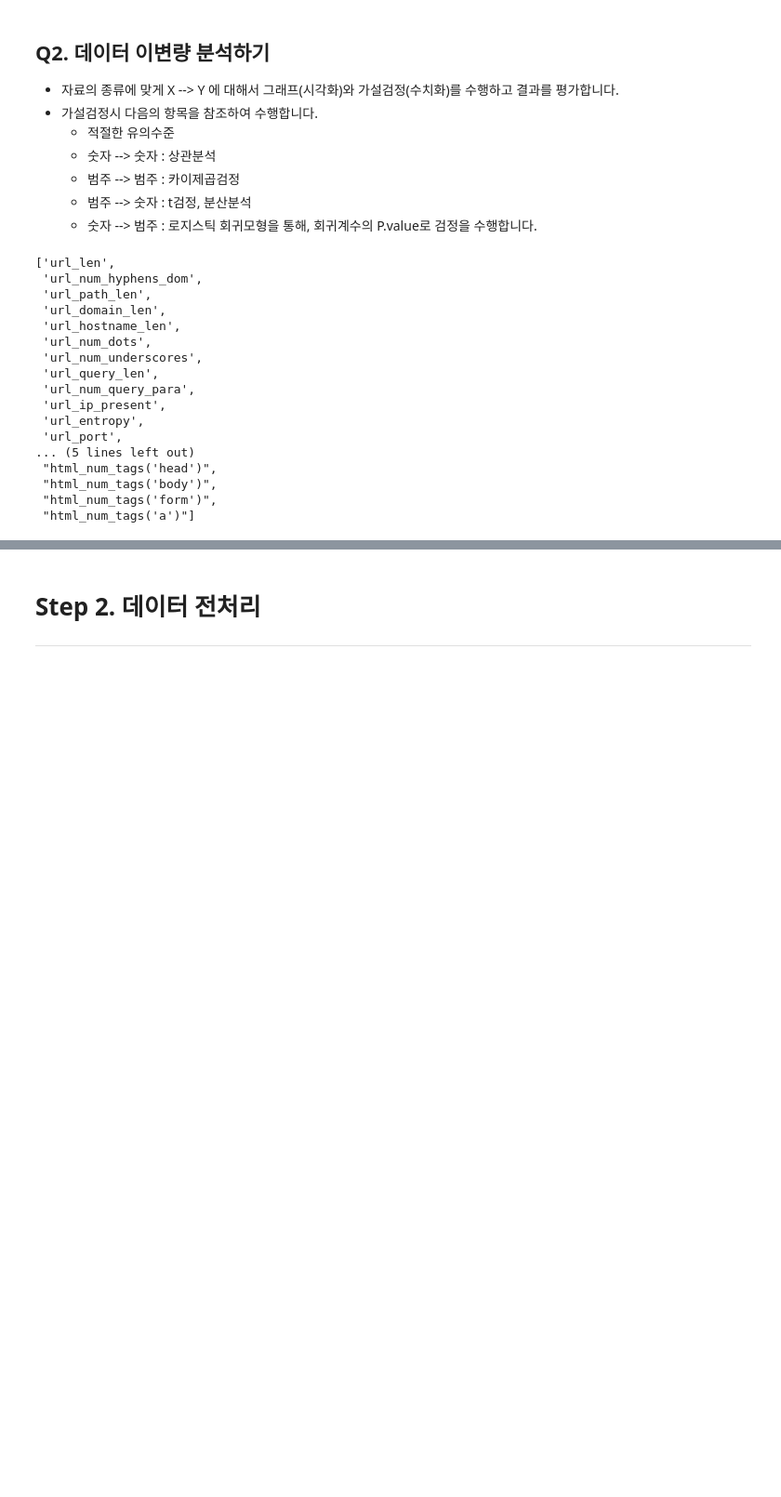
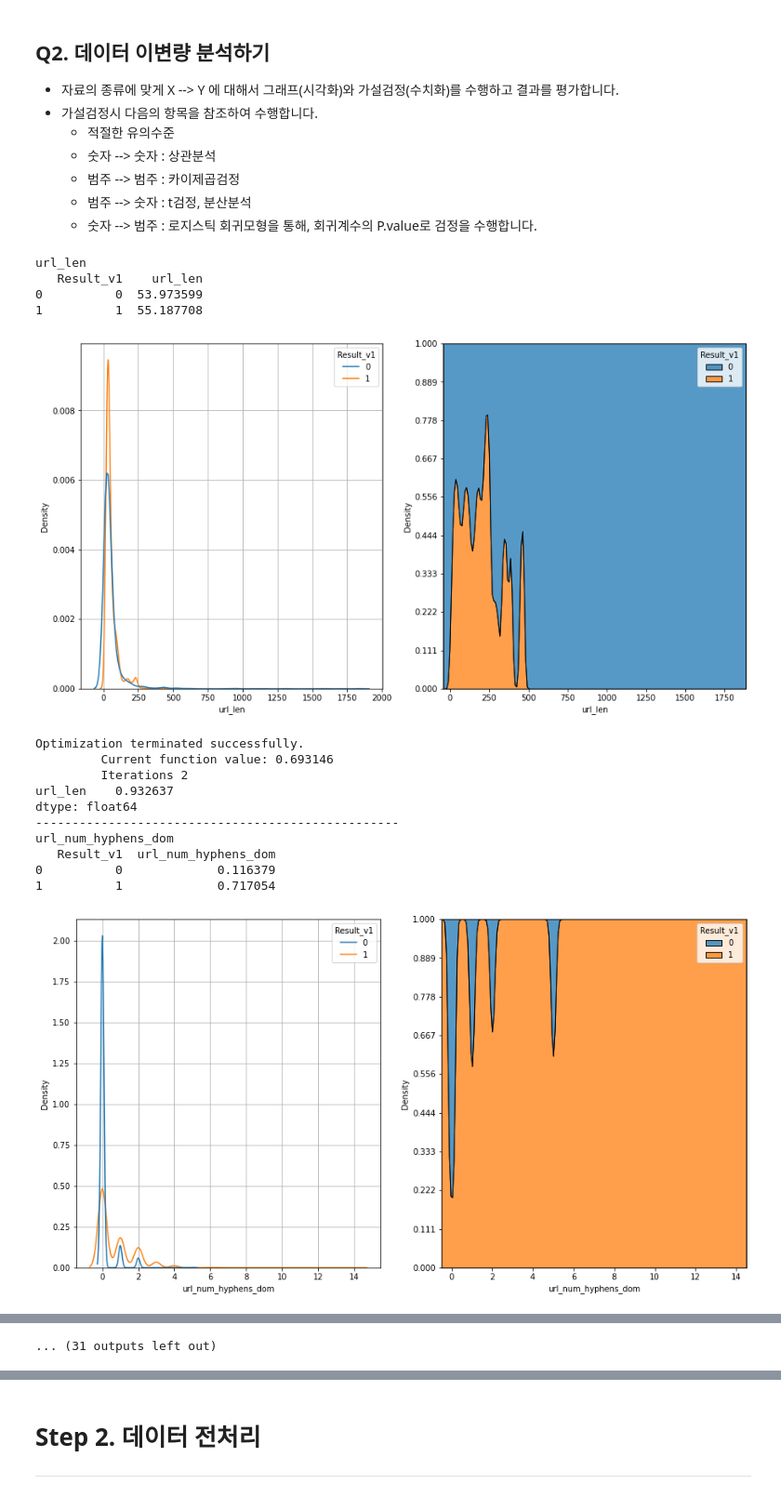
Before and after one commit to mskyun721/aivle_Project_2, a Jupyter notebook: 2. 데이터 전처리.ipynb, the cells around one changed output, grey strips where cells are left out. Shown at 93% size. Saved outputs shown, nothing was run; the diff lists cells and outputs as text; code cells hidden in the pictures; blank space fills up the shorter version.

```diff
--- a/2. 데이터 전처리.ipynb
+++ b/2. 데이터 전처리.ipynb
@@ -161,7 +166,6 @@ data.describe()
 def numeric_plot(col):
     print(data[col].describe())
 
-    col_series = pd.Series(data[col])
     q1 = data[col].quantile(.25)
     q3 = data[col].quantile(.75)
     iqr = q3 - q1
@@ -318,3 +320,5 @@ data = data.dropna(axis=0)
 # %%
 # 'benign'은 1로 'malicious'
 data[target] = data[target].map({'malicious': 1, 'benign': 0})
+# %%
+col = list(data.columns[:-1])
@@ -334,15 +365,15 @@ def feature_plot(col):
     print(col)
     print(data.groupby(by=target, as_index=False)[col].mean())
 
-    m = data.loc[data[target] == 'malicious', col].mean()
-    b = data.loc[data[target] == 'benign', col].mean()
+    m = data.loc[data[target] == 1, col].mean()
+    b = data.loc[data[target] == 0, col].mean()
 
     plt.figure(figsize=(15,8))
     plt.subplot(1,2,1)
-    sns.histplot(data=data, x=col, hue=target)
+    sns.kdeplot(data=data, x=col, hue=target)
     plt.grid()
-    plt.axvline(m, color = 'r')
-    plt.axvline(b, color = 'g')
+    # plt.axvline(m, color = 'r')
+    # plt.axvline(b, color = 'g')
 
     plt.subplot(1,2,2)
     sns.kdeplot(data=data, x=col, hue=target, multiple='fill')
@@ -355,22 +386,3 @@ def feature_plot(col):
     print('-----'*10)
 # %%
 col = list(data.columns[:-1])
-col
-# %% [output]
-['url_len',
- 'url_num_hyphens_dom',
- 'url_path_len',
- 'url_domain_len',
- 'url_hostname_len',
- 'url_num_dots',
- 'url_num_underscores',
- 'url_query_len',
- 'url_num_query_para',
- 'url_ip_present',
- 'url_entropy',
- 'url_port',
-... (5 lines left out)
- "html_num_tags('head')",
- "html_num_tags('body')",
- "html_num_tags('form')",
- "html_num_tags('a')"]
@@ -378,0 +389,20 @@ data.columns
+# %%
+for c in col:
+    feature_plot(c)
+# %% [output]
+url_len
+   Result_v1    url_len
+0          0  53.973599
+1          1  55.187708
+[figure, added]
+Optimization terminated successfully.
+         Current function value: 0.693146
+         Iterations 2
+url_len    0.932637
+dtype: float64
+--------------------------------------------------
+url_num_hyphens_dom
+   Result_v1  url_num_hyphens_dom
+0          0             0.116379
+1          1             0.717054
+[figure, added]
@@ -379,3 +453,4 @@ data.columns
+... (31 outputs left out)
 # %%
 # 로지스틱 회귀 pvalue 검증 시 관계 있는 feature
 pvalue_col = ['url_num_hyphens_dom', 'url_path_len', 'url_domain_len', 'url_num_underscores', 'url_ip_present', "html_num_tags('script')", "html_num_tags('embed')", "html_num_tags('object')", "html_num_tags('div')", "html_num_tags('form')", "html_num_tags('a')"]
```
Also changed, not shown: parts of 18 cells of this notebook, 1 other file.
